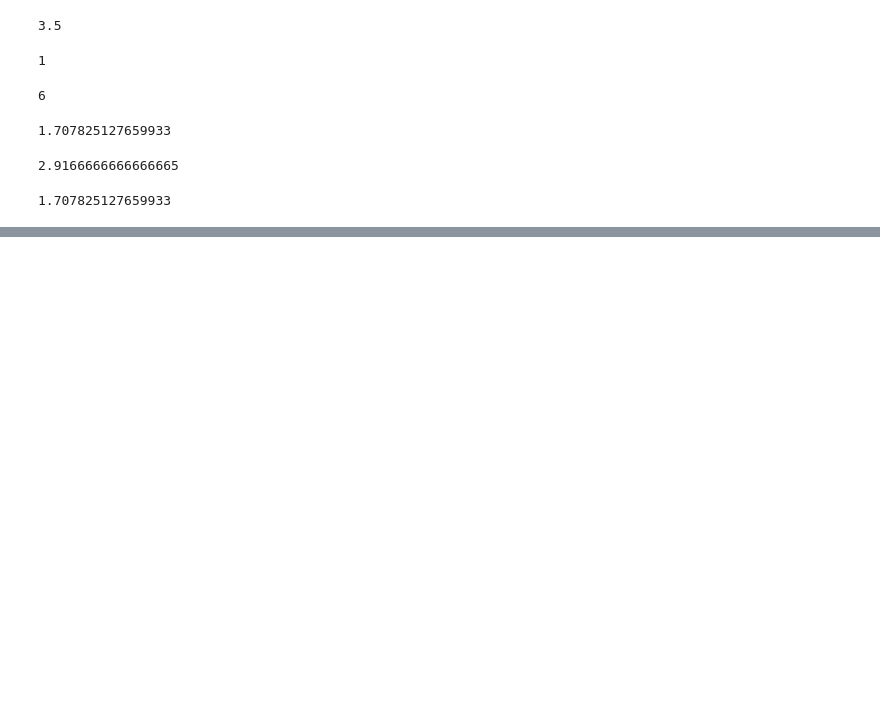
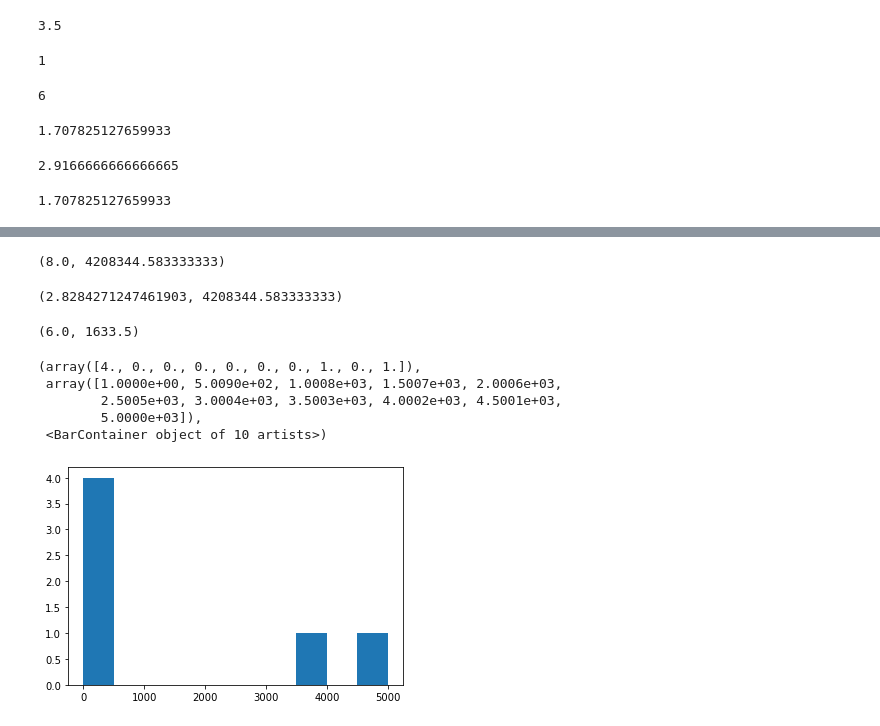
Before and after one commit to vishnuk7/MachineLearning, a Jupyter notebook: introduction-to-numpy.ipynb, the cells around one changed output, grey strips where cells are left out. Saved outputs shown, nothing was run; the diff lists cells and outputs as text; code cells hidden in the pictures; blank space fills up the shorter version.

```diff
--- a/introduction-to-numpy.ipynb
+++ b/introduction-to-numpy.ipynb
@@ -472,0 +475,16 @@ np.sqrt(np.var(a2))
+# %%
+#Deom of std and var
+higer_var_array = np.array([1,100,300,400,4000,5000])
+lower_var_array = np.array([2,4,6,8,10])
+# %%
+np.var(lower_var_array),np.var(higer_var_array)
+# %% [output]
+(8.0, 4208344.583333333)
+# %%
+np.std(lower_var_array), np.var(higer_var_array)
+# %% [output]
+(2.8284271247461903, 4208344.583333333)
+# %%
+np.mean(lower_var_array), np.mean(higer_var_array)
+# %% [output]
+(6.0, 1633.5)
@@ -472,0 +494,9 @@ np.sqrt(np.var(a2))
+# %%
+plt.hist(higer_var_array)
+# %% [output]
+(array([4., 0., 0., 0., 0., 0., 0., 1., 0., 1.]),
+ array([1.0000e+00, 5.0090e+02, 1.0008e+03, 1.5007e+03, 2.0006e+03,
+        2.5005e+03, 3.0004e+03, 3.5003e+03, 4.0002e+03, 4.5001e+03,
+        5.0000e+03]),
+ <BarContainer object of 10 artists>)
+[figure, added]
```
Also changed, not shown: parts of 8 cells of this notebook.
